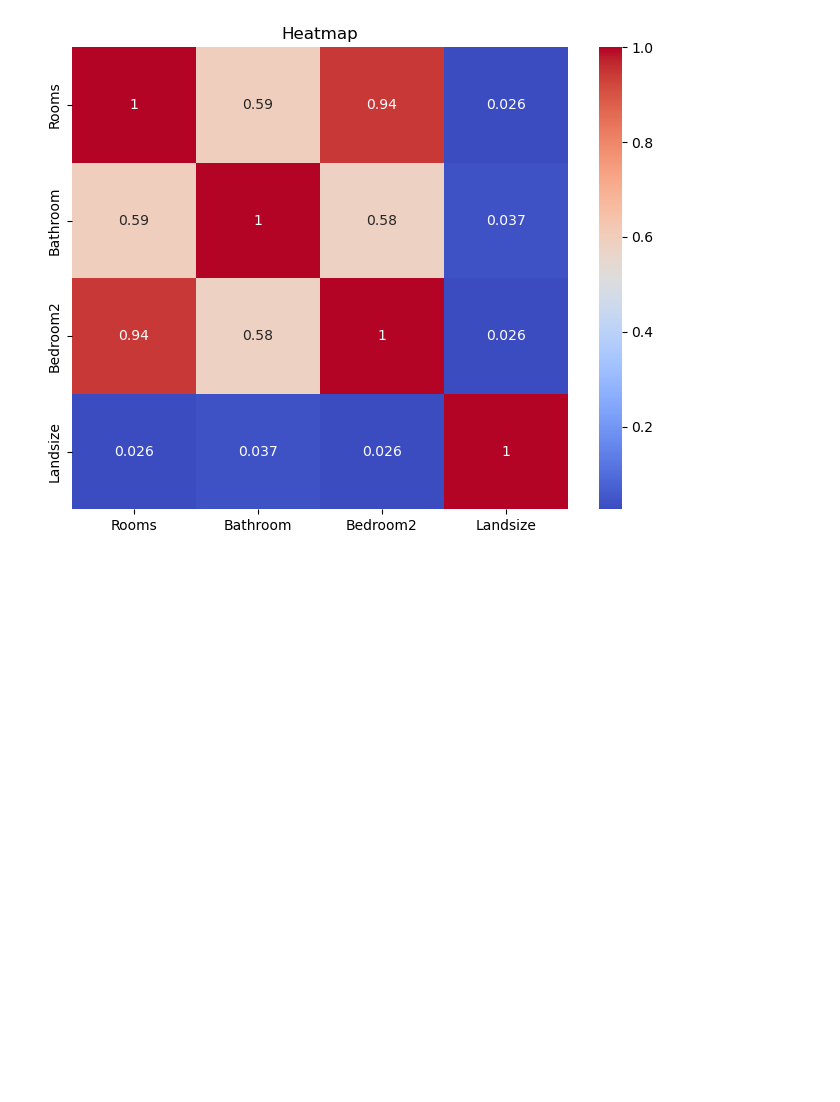
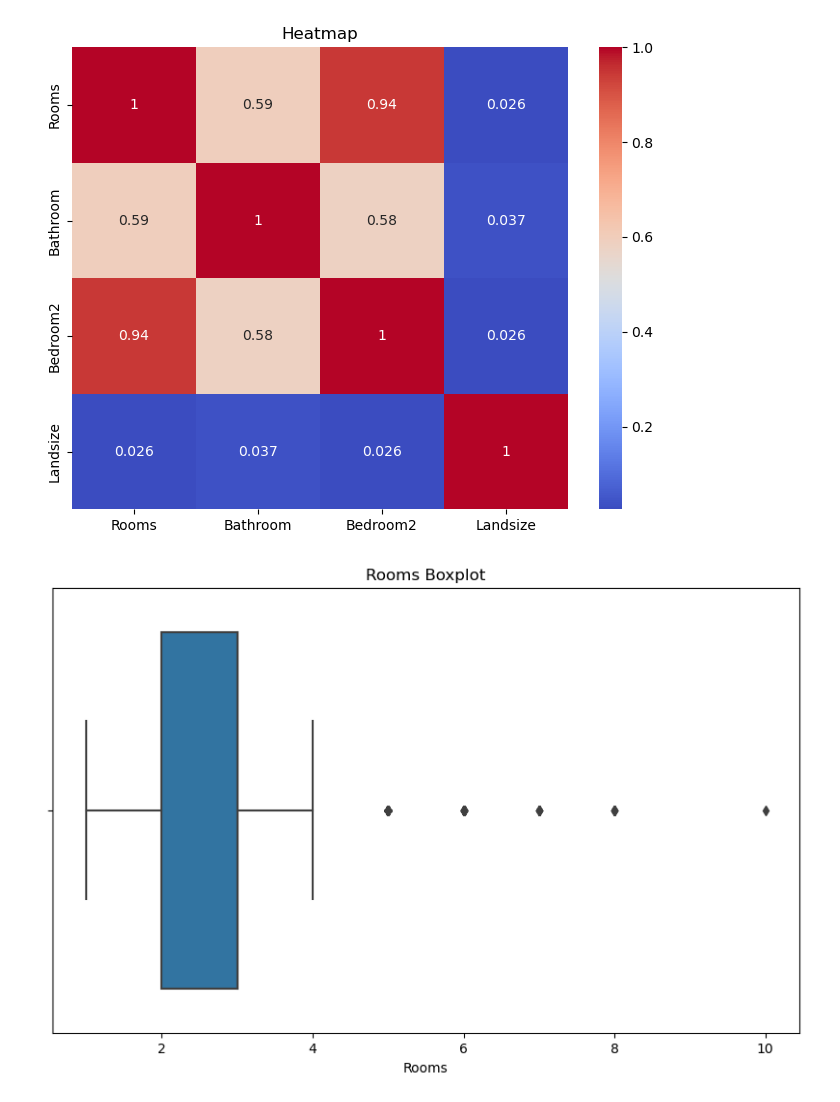
Before and after one commit to jorgeordovi/eda_start, a Jupyter notebook: base_eda.ipynb, the cells around one changed output. Drawn from its saved outputs; the diff is of its cells as text; code cells hidden in the pictures; blank space fills up the shorter version.

```diff
--- a/base_eda.ipynb
+++ b/base_eda.ipynb
@@ -216,3 +216,10 @@ plt.title("Heatmap")
 # %% [output]
 Text(0.5, 1.0, 'Heatmap')
 [figure]
+# %%
+plt.figure(figsize=(10,6))
+sns.boxplot(x=data["Rooms"])
+plt.title("Rooms Boxplot")
+plt.show()
+# %% [output]
+[figure, added]
```
Also changed, not shown: parts of 1 cell of this notebook.
